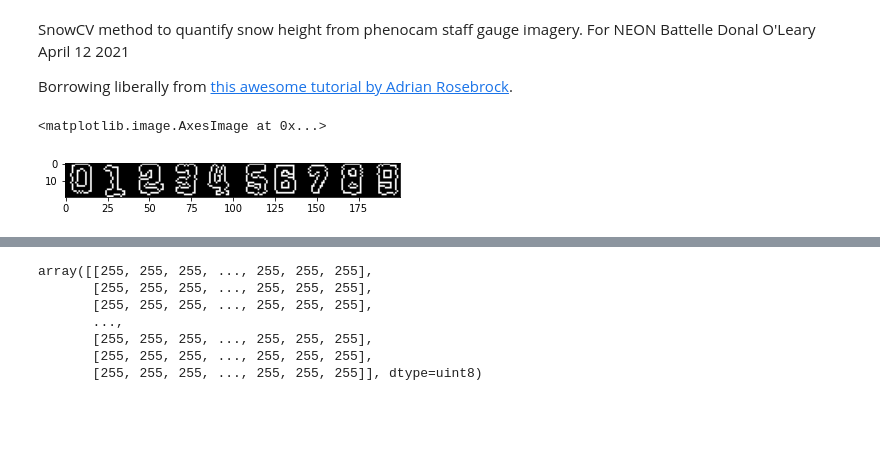
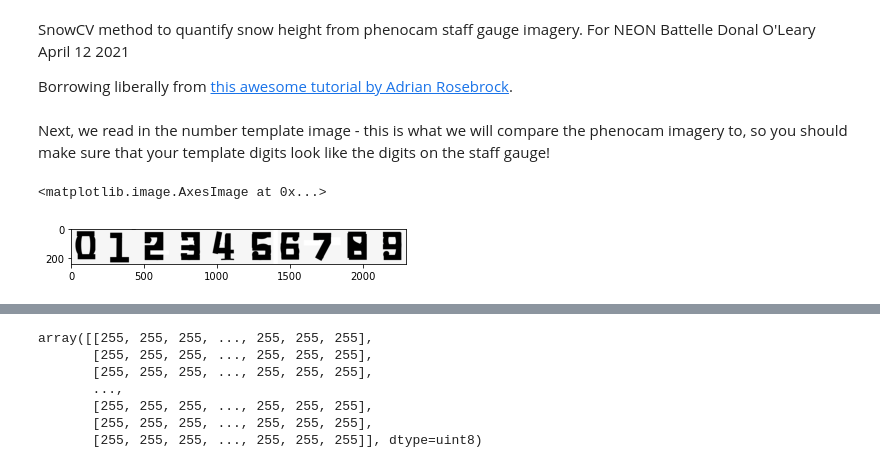
Before and after one commit to donal-at-NEON/SnowCV, a Jupyter notebook: src/demo01.ipynb, the cells around one changed output, grey strips where cells are left out. Saved outputs shown, nothing was run; the diff lists cells and outputs as text; code cells hidden in the pictures; blank space fills up the shorter version.

```diff
--- a/src/demo01.ipynb
+++ b/src/demo01.ipynb
@@ -24,13 +16,8 @@ import numpy as np
+# %% [markdown]
+Next, we read in the number template image - this is what we will compare the phenocam imagery to, so you should make sure that your template digits look like the digits on the staff gauge!
 # %%
 template = cv2.imread('/Users/olearyd/Git/SnowCV/data/number_template.png')
-template = cv2.cvtColor(template, cv2.COLOR_BGR2GRAY)
-#template = cv2.threshold(template, 30, 255, cv2.THRESH_BINARY)[1]
-
-template = cv2.resize(template, (200,20))
-template_Canny = cv2.Canny(template , 10, 255)
-
-template.shape
-plt.imshow(template_Canny, cmap='gray')
+plt.imshow(template)
 # %% [output]
 <matplotlib.image.AxesImage at 0x...>
-[figure, old version]
+[figure, new version]
```
Also changed, not shown: parts of 38 cells of this notebook, 5 other files.
